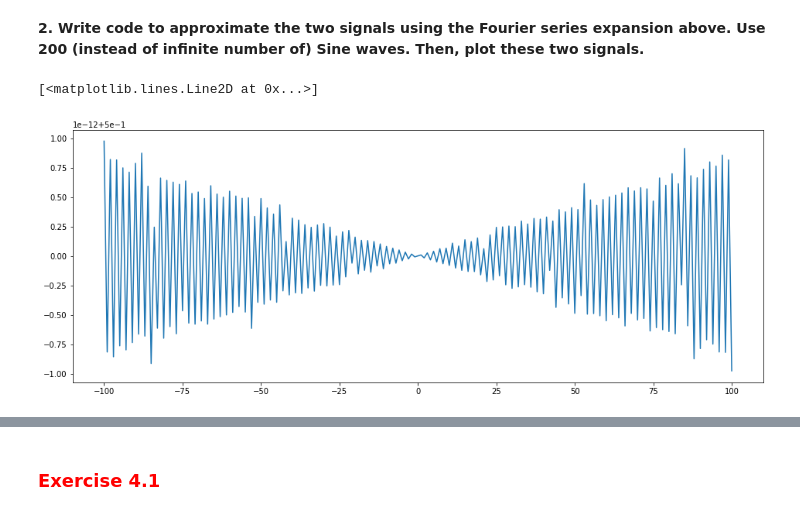
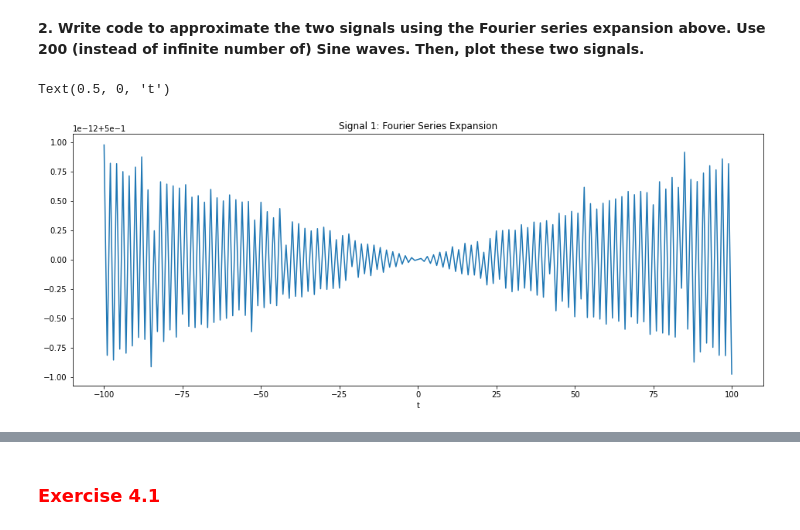
Before and after one commit to JustinWang781/438-Lab03, a Jupyter notebook: lab03_final_report.ipynb, the cells around one changed output, grey strips where cells are left out. Drawn from its saved outputs; the diff is of its cells as text; code cells hidden in the pictures.

```diff
--- a/lab03_final_report.ipynb
+++ b/lab03_final_report.ipynb
@@ -57,16 +61,18 @@ write your answer here
 **2. Write code to approximate the two signals using the Fourier series expansion above. Use 200 (instead of infinite number of) Sine waves. Then, plot these two signals.**
 # %%
 # write your code here
-def S(t):
+def S1(t):
   s = 0.5;
-  i = np.arange(1, 201, 2)
+  i = np.arange(1, 200, 2)
   for k in i:
     s = s + (2/(np.pi*k)) * np.sin(np.pi * k * t)
   return s
 
 t = np.arange(-100, 100 + 1, 1)
-S = S(t)
-plt.plot(t,S)
+S1 = S1(t)
+plt.plot(t,S1)
+plt.title("Signal 1: Fourier Series Expansion")
+plt.xlabel("t")
 # %% [output]
-[<matplotlib.lines.Line2D at 0x...>]
+Text(0.5, 0, 't')
-[figure, old version]
+[figure, new version]
```
Also changed, not shown: parts of 38 cells of this notebook.
